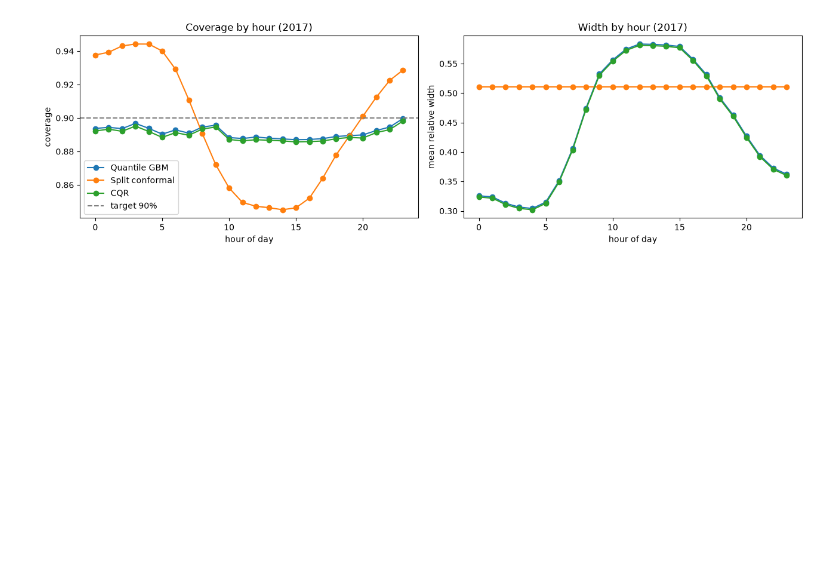
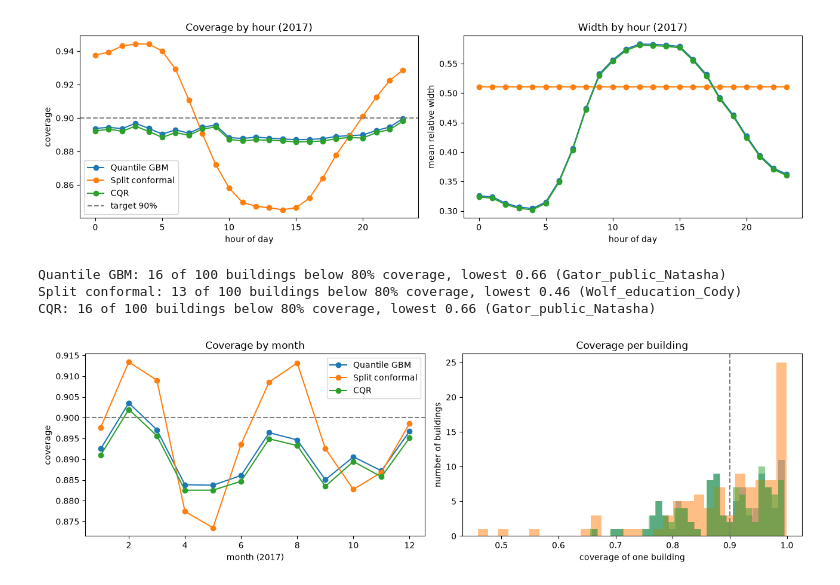
Before and after one commit to sevilkhojasteh/building-energy-trust, a Jupyter notebook: notebooks/03_uncertainty.ipynb, the cells around one changed output. Saved outputs shown, nothing was run; the diff lists cells and outputs as text; code cells hidden in the pictures; blank space fills up the shorter version.

Commit message:
M2: quantile GBM, split conformal and CQR on 100 buildings; coverage by hour, month, building

```diff
--- a/notebooks/03_uncertainty.ipynb
+++ b/notebooks/03_uncertainty.ipynb
@@ -98,3 +98,27 @@ axes[0].legend()
 fig.tight_layout()
 # %% [output]
 [figure]
+# %%
+months = test.index.month.to_numpy()
+buildings = test["building"].to_numpy()
+
+fig, axes = plt.subplots(1, 2, figsize=(13, 4))
+for name, (lo, hi) in methods.items():
+    covered = pd.Series((y >= lo) & (y <= hi))
+    axes[0].plot(covered.groupby(months).mean(), marker="o", label=name)
+    per_b = covered.groupby(buildings).mean()
+    axes[1].hist(per_b, bins=30, alpha=0.5, label=name)
+    print(f"{name}: {(per_b < 0.8).sum()} of {len(per_b)} buildings below 80% coverage, "
+          f"lowest {per_b.min():.2f} ({per_b.idxmin()})")
+axes[0].axhline(0.9, color="gray", ls="--")
+axes[0].set(xlabel="month (2017)", ylabel="coverage", title="Coverage by month")
+axes[1].axvline(0.9, color="gray", ls="--")
+axes[1].set(xlabel="coverage of one building", ylabel="number of buildings",
+            title="Coverage per building")
+axes[0].legend()
+fig.tight_layout()
+# %% [output]
+Quantile GBM: 16 of 100 buildings below 80% coverage, lowest 0.66 (Gator_public_Natasha)
+Split conformal: 13 of 100 buildings below 80% coverage, lowest 0.46 (Wolf_education_Cody)
+CQR: 16 of 100 buildings below 80% coverage, lowest 0.66 (Gator_public_Natasha)
+[figure, added]
```
Also changed, not shown: 1 other file.
